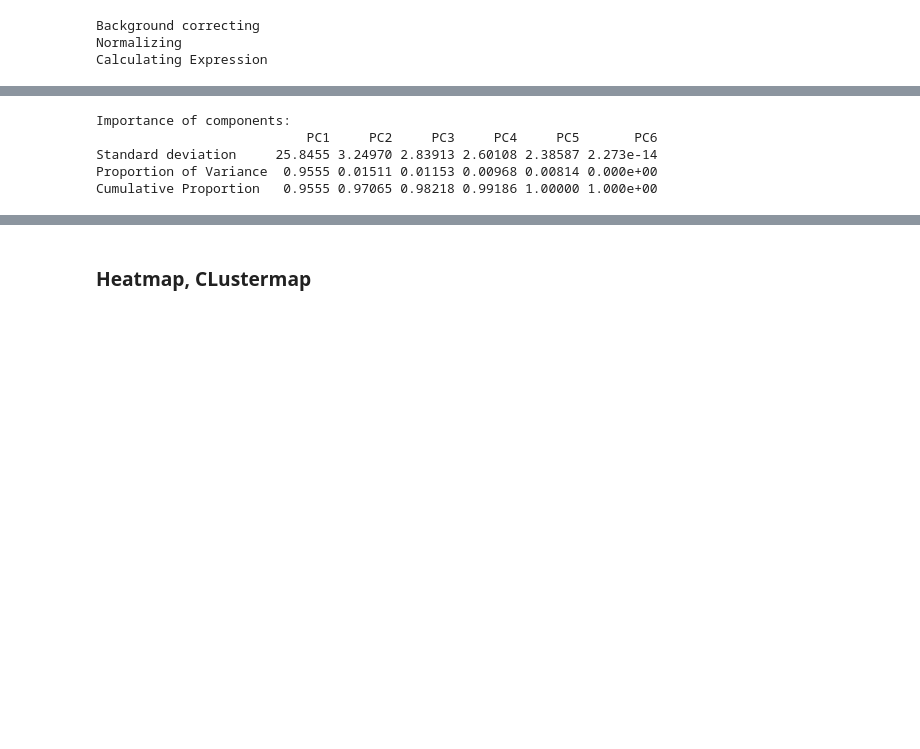
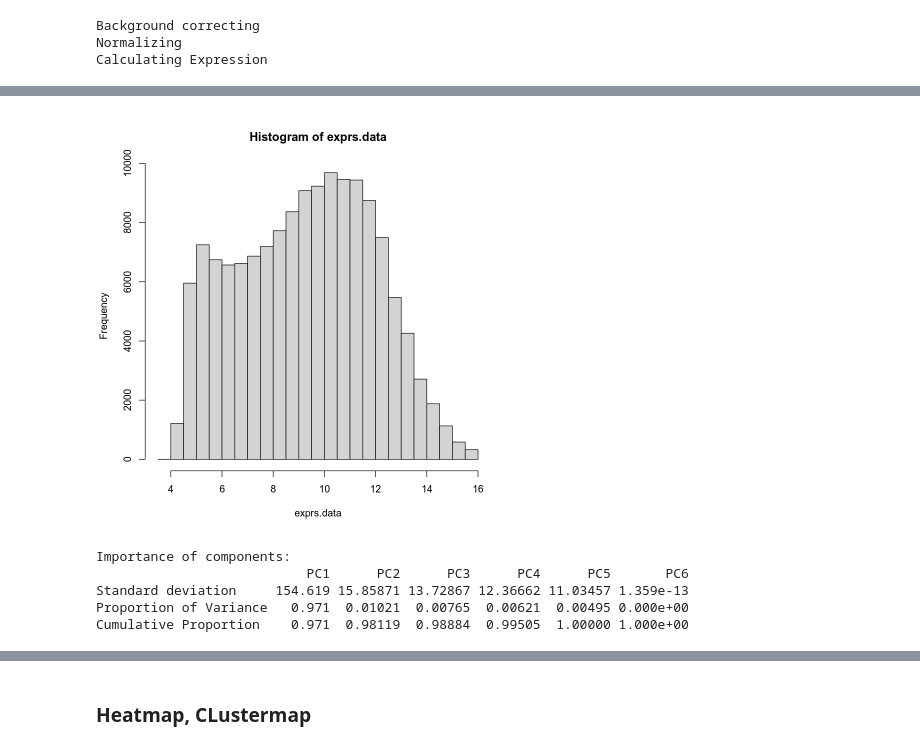
Before and after one commit to marcenavuc/bioinf_tutors, a Jupyter notebook: DEA/r_examples/DEA Example.ipynb, the cells around one changed output, grey strips where cells are left out. Saved outputs shown, nothing was run; the diff lists cells and outputs as text; code cells hidden in the pictures; blank space fills up the shorter version.

```diff
--- a/DEA/r_examples/DEA Example.ipynb
+++ b/DEA/r_examples/DEA Example.ipynb
@@ -222,13 +210,17 @@ exprs.data = log2(exprs(eset))
+# %%
+hist(exprs.data)
+# %% [output]
+[figure, added]
 # %%
 # Вычисляем PCA c помощью функции prcomp
 # Функция t транспонирует матрицу
-PCA_raw <- prcomp(t(exprs.data), scale. = FALSE)
+PCA_raw <- stats::prcomp(t(exprs.data), scale. = FALSE)
 summary(PCA_raw)
 # %% [output]
 Importance of components:
-                           PC1     PC2     PC3     PC4     PC5       PC6
-Standard deviation     25.8455 3.24970 2.83913 2.60108 2.38587 2.273e-14
-Proportion of Variance  0.9555 0.01511 0.01153 0.00968 0.00814 0.000e+00
-Cumulative Proportion   0.9555 0.97065 0.98218 0.99186 1.00000 1.000e+00
+                           PC1      PC2      PC3      PC4      PC5       PC6
+Standard deviation     154.619 15.85871 13.72867 12.36662 11.03457 1.359e-13
+Proportion of Variance   0.971  0.01021  0.00765  0.00621  0.00495 0.000e+00
+Cumulative Proportion    0.971  0.98119  0.98884  0.99505  1.00000 1.000e+00
 # %%
 # Вычисляем среденее отклонение по каждому вектору
```
Also changed, not shown: parts of 29 cells of this notebook, 35 other files.
